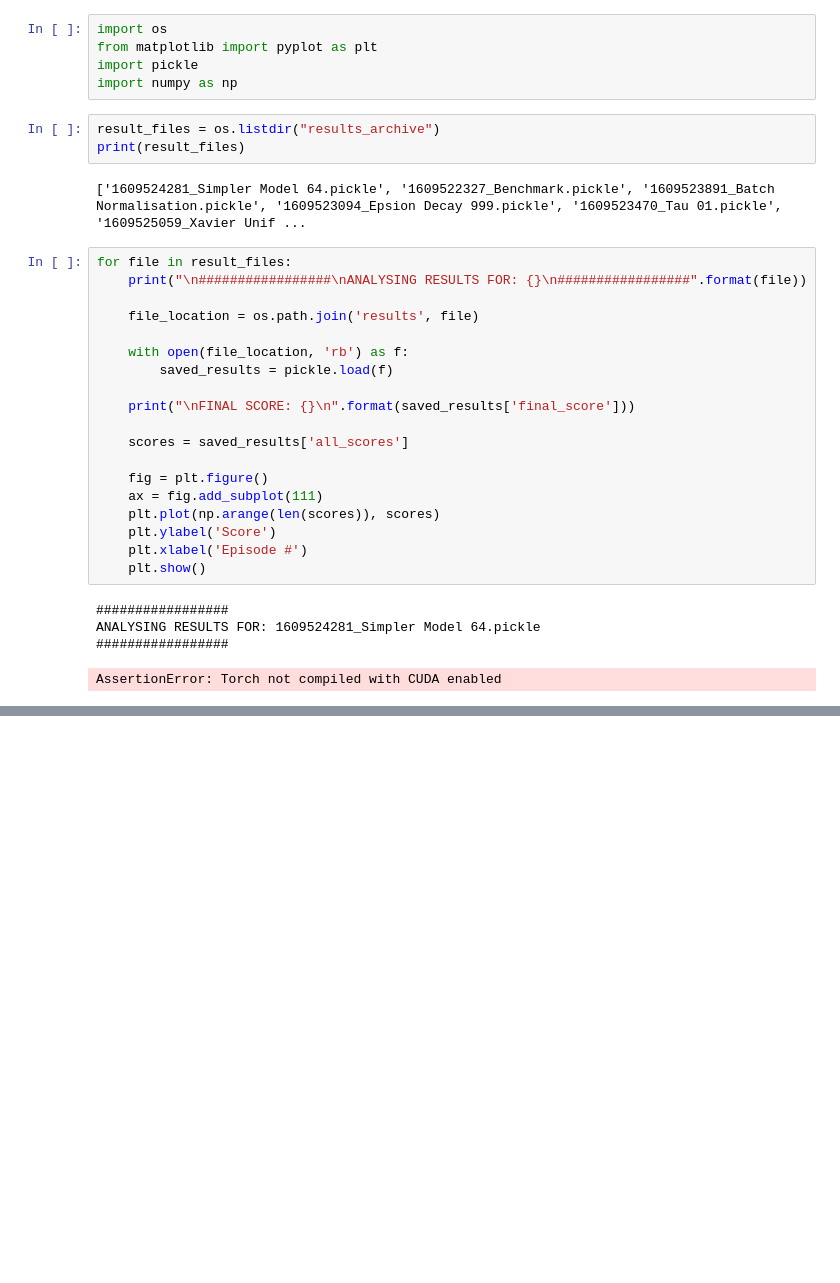
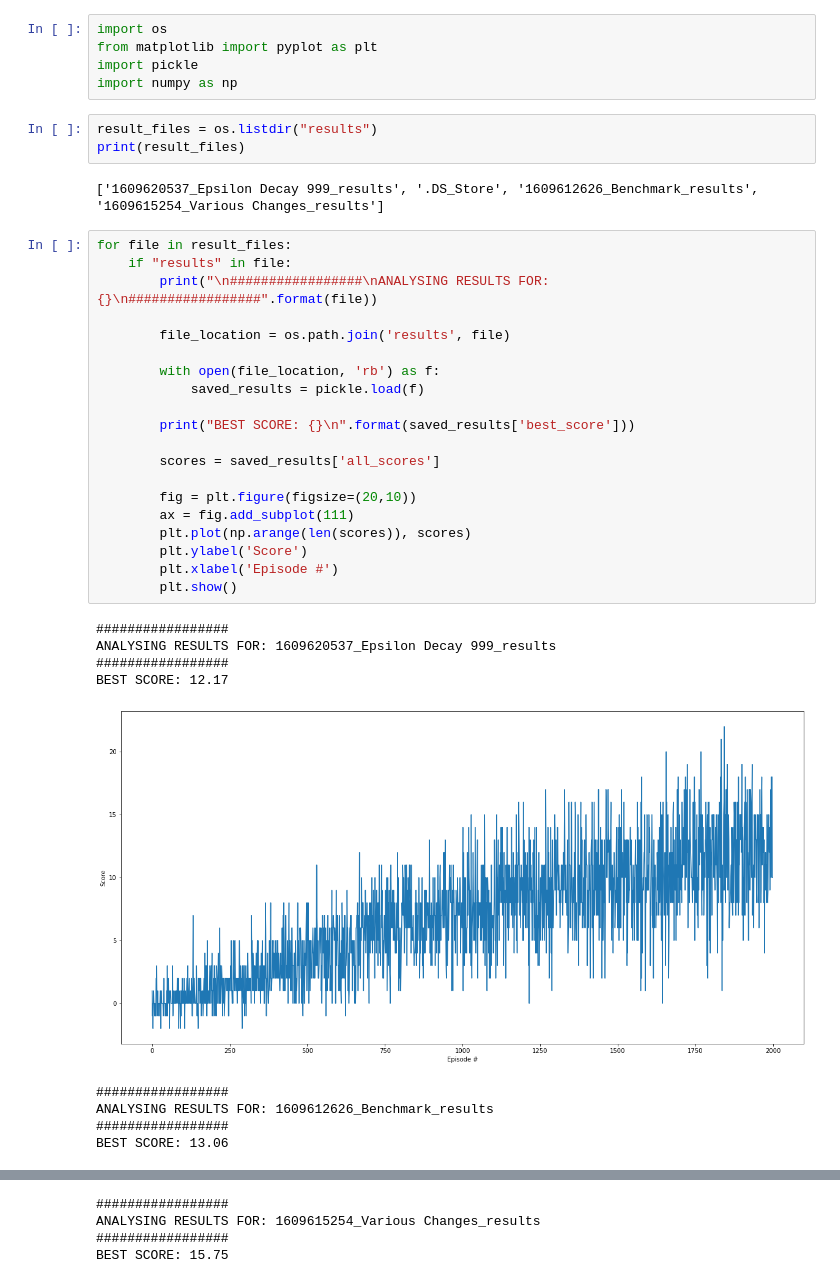
Before and after one commit to aivoric/RL-Navigation-Project, a Jupyter notebook: Navigation Results.ipynb, the cells around one changed output, grey strips where cells are left out. Saved outputs shown, nothing was run; the diff lists cells and outputs as text; blank space fills up the shorter version.

```diff
--- a/Navigation Results.ipynb
+++ b/Navigation Results.ipynb
@@ -4,31 +4,37 @@ from matplotlib import pyplot as plt
 import pickle
 import numpy as np
 # %%
-result_files = os.listdir("results_archive")
+result_files = os.listdir("results")
 print(result_files)
 # %% [output]
-['1609524281_Simpler Model 64.pickle', '1609522327_Benchmark.pickle', '1609523891_Batch Normalisation.pickle', '1609523094_Epsion Decay 999.pickle', '1609523470_Tau 01.pickle', '1609525059_Xavier Unif ...
+['1609620537_Epsilon Decay 999_results', '.DS_Store', '1609612626_Benchmark_results', '1609615254_Various Changes_results']
 # %%
 for file in result_files:
-    print("\n#################\nANALYSING RESULTS FOR: {}\n#################".format(file))
+    if "results" in file:
+        print("\n#################\nANALYSING RESULTS FOR: {}\n#################".format(file))
 
-    file_location = os.path.join('results', file)
+        file_location = os.path.join('results', file)
 
-    with open(file_location, 'rb') as f:
-        saved_results = pickle.load(f)
+        with open(file_location, 'rb') as f:
+            saved_results = pickle.load(f)
 
-    print("\nFINAL SCORE: {}\n".format(saved_results['final_score']))
+        print("BEST SCORE: {}\n".format(saved_results['best_score']))
 
-    scores = saved_results['all_scores']
+        scores = saved_results['all_scores']
 
-    fig = plt.figure()
-    ax = fig.add_subplot(111)
-    plt.plot(np.arange(len(scores)), scores)
-    plt.ylabel('Score')
-    plt.xlabel('Episode #')
-    plt.show()
+        fig = plt.figure(figsize=(20,10))
+        ax = fig.add_subplot(111)
+        plt.plot(np.arange(len(scores)), scores)
+        plt.ylabel('Score')
+        plt.xlabel('Episode #')
+        plt.show()
 # %% [output]
 #################
-ANALYSING RESULTS FOR: 1609524281_Simpler Model 64.pickle
+ANALYSING RESULTS FOR: 1609620537_Epsilon Decay 999_results
 #################
+BEST SCORE: 12.17
+[figure, added]
-AssertionError: Torch not compiled with CUDA enabled
+#################
+ANALYSING RESULTS FOR: 1609612626_Benchmark_results
+#################
+BEST SCORE: 13.06
@@ -34,0 +42,4 @@ AssertionError: Torch not compiled with CUDA enabled
+#################
+ANALYSING RESULTS FOR: 1609615254_Various Changes_results
+#################
+BEST SCORE: 15.75
```
Also changed, not shown: parts of 1 cell of this notebook, 23 other files.
